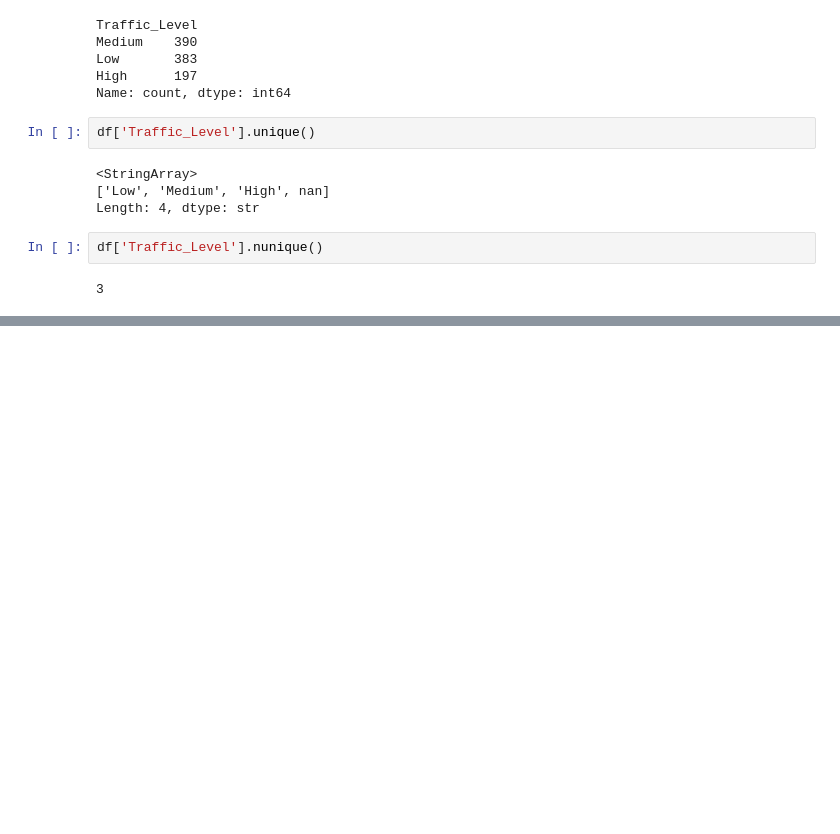
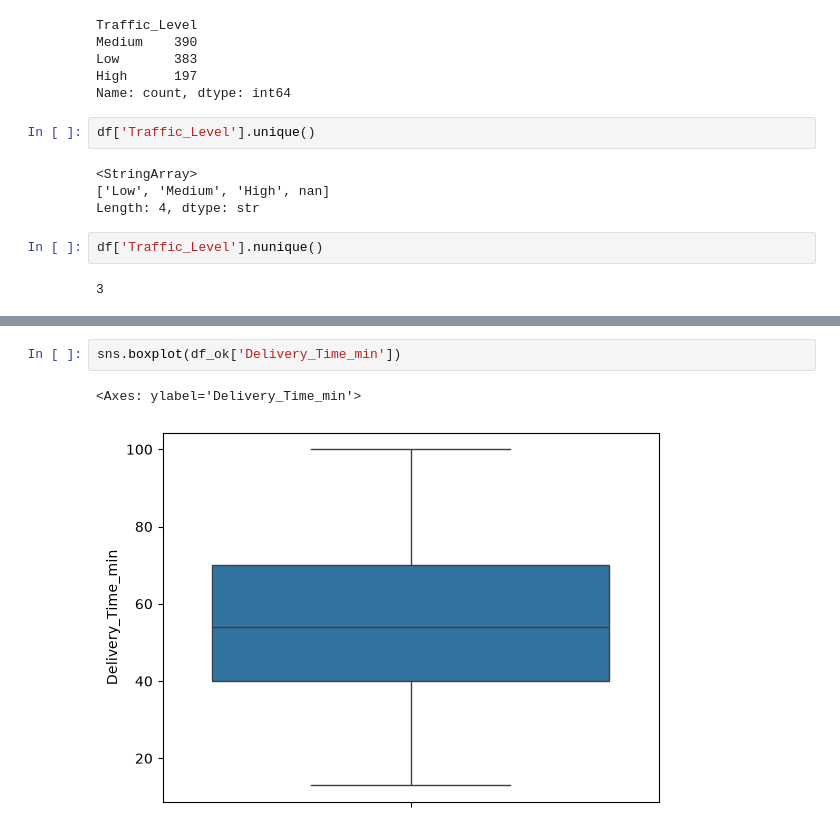
Before and after one commit to Abinaya2608/EDA-Project, a Jupyter notebook: preprocessing.ipynb, the cells around one changed output, grey strips where cells are left out. Drawn from its saved outputs; the diff is of its cells as text; blank space fills up the shorter version.

```diff
--- a/preprocessing.ipynb
+++ b/preprocessing.ipynb
@@ -238,0 +294,5 @@ df['Traffic_Level'].nunique()
+# %%
+sns.boxplot(df_ok['Delivery_Time_min'])
+# %% [output]
+<Axes: ylabel='Delivery_Time_min'>
+[figure, added]
```
Also changed, not shown: parts of 7 cells of this notebook.
